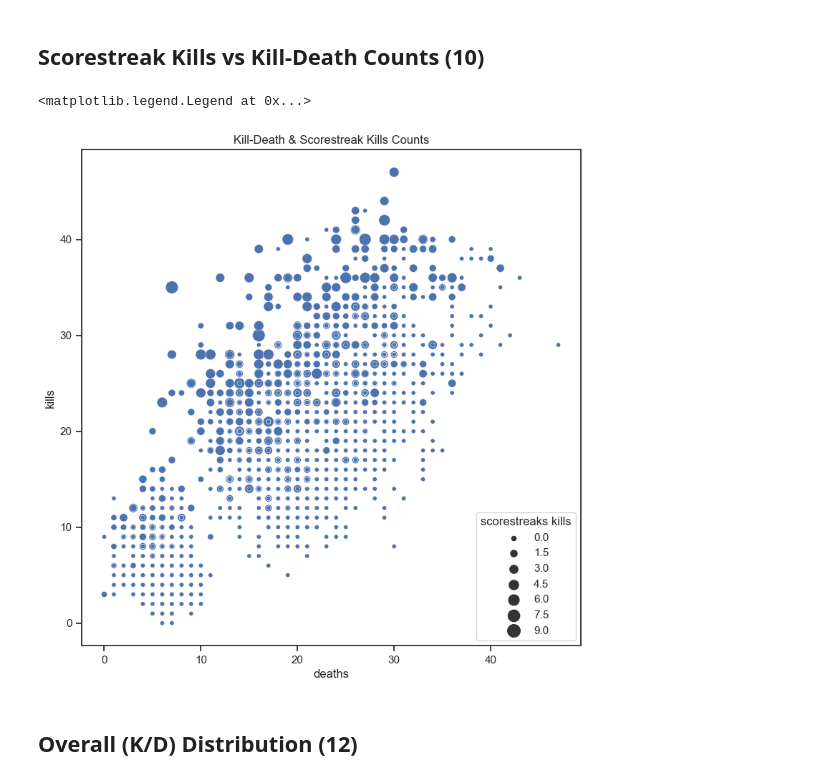
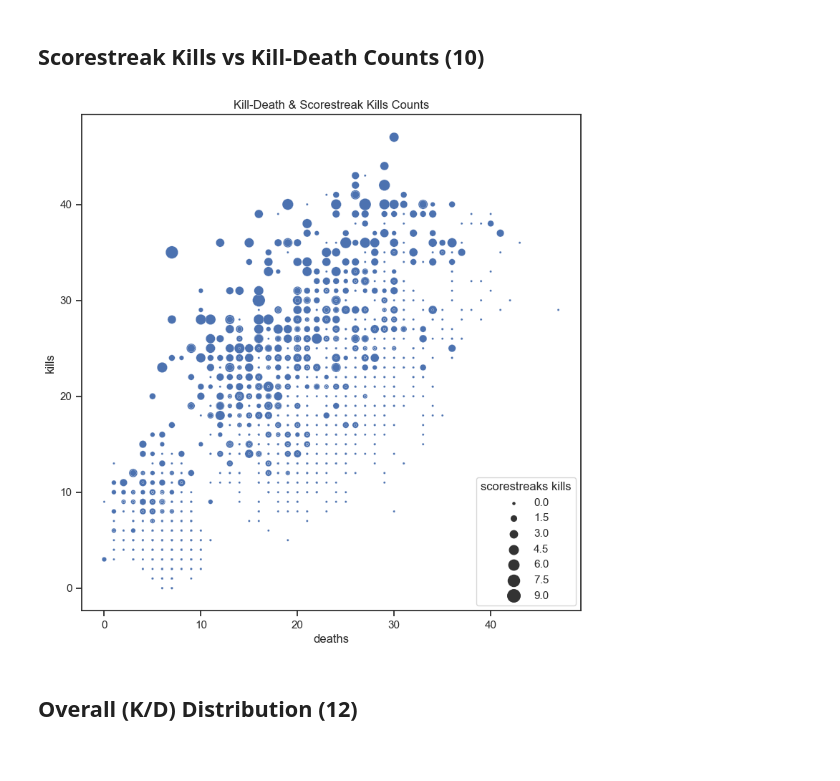
Before and after one commit to wavyvone/COD_Analysis, a Jupyter notebook: cod_analysis.ipynb, the cells around one changed output. Saved outputs shown, nothing was run; the diff lists cells and outputs as text; code cells hidden in the pictures.

```diff
--- a/cod_analysis.ipynb
+++ b/cod_analysis.ipynb
@@ -99,6 +98,26 @@ sns.histplot(cod_data['player score'], kde = True).set(title = "Player Score His
 # %% [output]
 [Text(0.5, 1.0, 'Player Score Histogram')]
 [figure]
+# %%
+# Helper Method for scatter
+def scatter_helper(a, b, c, d):
+    '''
+    Helps plot scatter plots of a vs b vs c
+    a: first label
+    b: second label
+    c: third label
+    d: title
+    '''
+    assert isinstance(a, str)
+    assert isinstance(b, str)
+    assert isinstance(c, str)
+    assert isinstance(d, str)
+    sns.set_style('ticks')
+    fig, ax = plt.subplots()
+    fig.set_size_inches(9, 9)
+    hk = sns.scatterplot(x=cod_data[a],y=cod_data[b],size=cod_data[c], sizes=(5,160)).set(title=d)
+    plt.legend(title=c, loc='lower right')
+    return
 # %% [markdown]
 ## Headshot Kills vs Kill-Death (9)
 # %%
@@ -114,14 +127,9 @@ plt.legend(title='headshots', loc='lower right')
 # %% [markdown]
 ## Scorestreak Kills vs Kill-Death Counts (10)
 # %%
-sns.set_style('ticks')
-fig, ax = plt.subplots()
-fig.set_size_inches(9, 9)
-sns.scatterplot(x=cod_data['deaths'],y=cod_data['kills'],size=cod_data['scorestreaks kills'], sizes = (20,160)).set(title='Kill-Death & Scorestreak Kills Counts')
-plt.legend(title='scorestreaks kills', loc='lower right')
+scatter_helper('deaths', 'kills', 'scorestreaks kills', 'Kill-Death & Scorestreak Kills Counts')
 # %% [output]
-<matplotlib.legend.Legend at 0x...>
-[figure, old version]
+[figure, new version]
 # %% [markdown]
 ## Overall (K/D) Distribution (12)
 # %%
```
Also changed, not shown: parts of 9 cells of this notebook, 1 other file.
